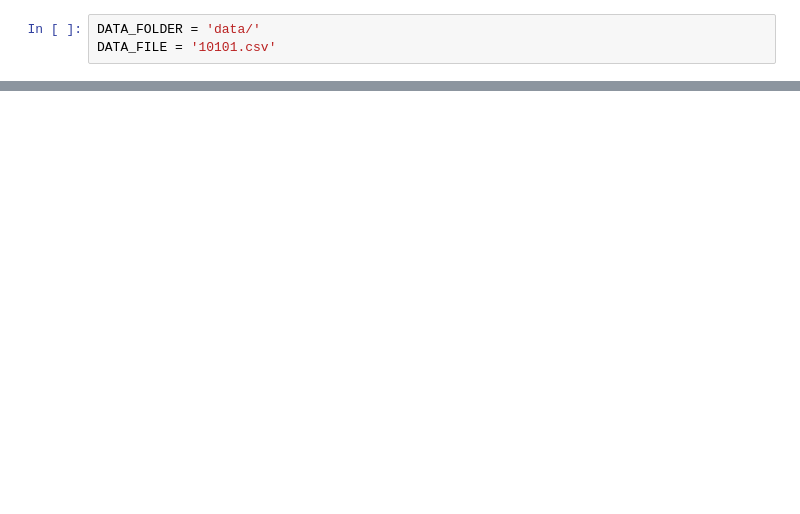
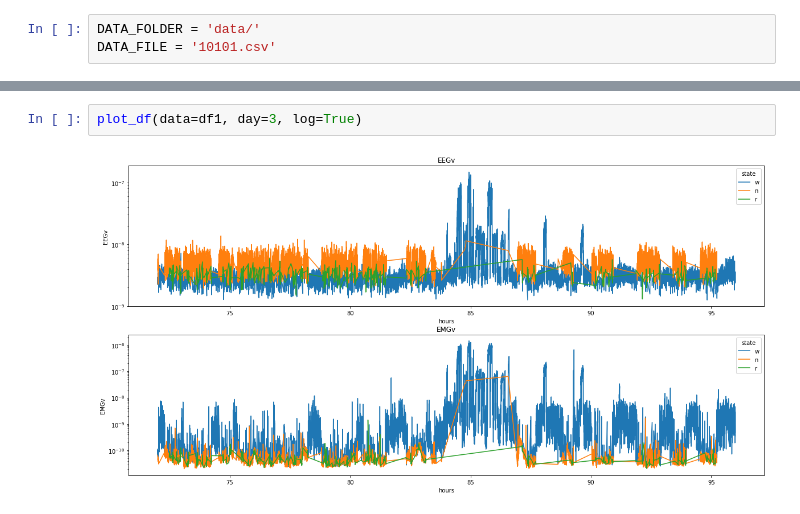
Before and after one commit to epfl-ML/project2-code, a Jupyter notebook: data_analysis.ipynb, the cells around one changed output, grey strips where cells are left out. Saved outputs shown, nothing was run; the diff lists cells and outputs as text; blank space fills up the shorter version.

```diff
--- a/data_analysis.ipynb
+++ b/data_analysis.ipynb
@@ -105,0 +88,4 @@ plot_df(df_day1, log=False)
+# %%
+plot_df(data=df1, day=3, log=True)
+# %% [output]
+[figure, added]
```
Also changed, not shown: parts of 12 cells of this notebook.
